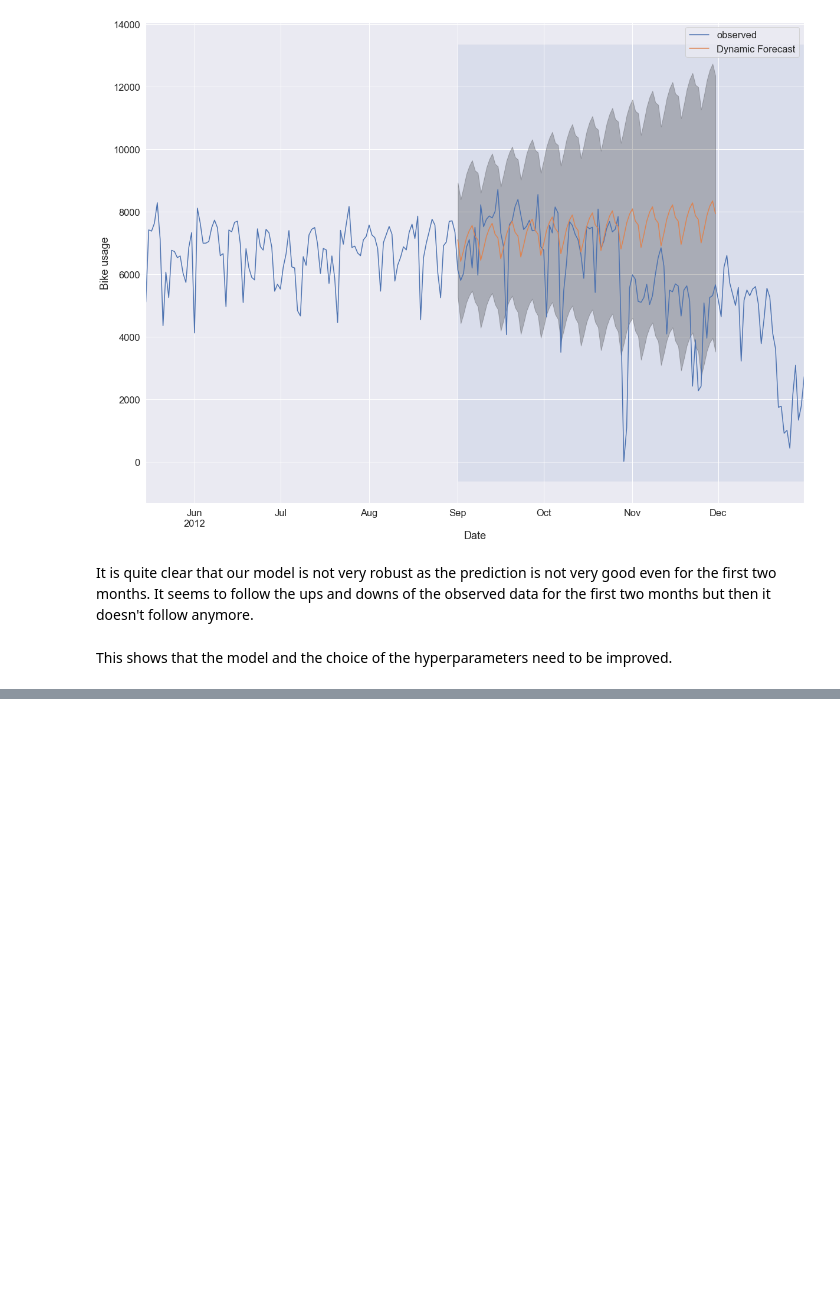
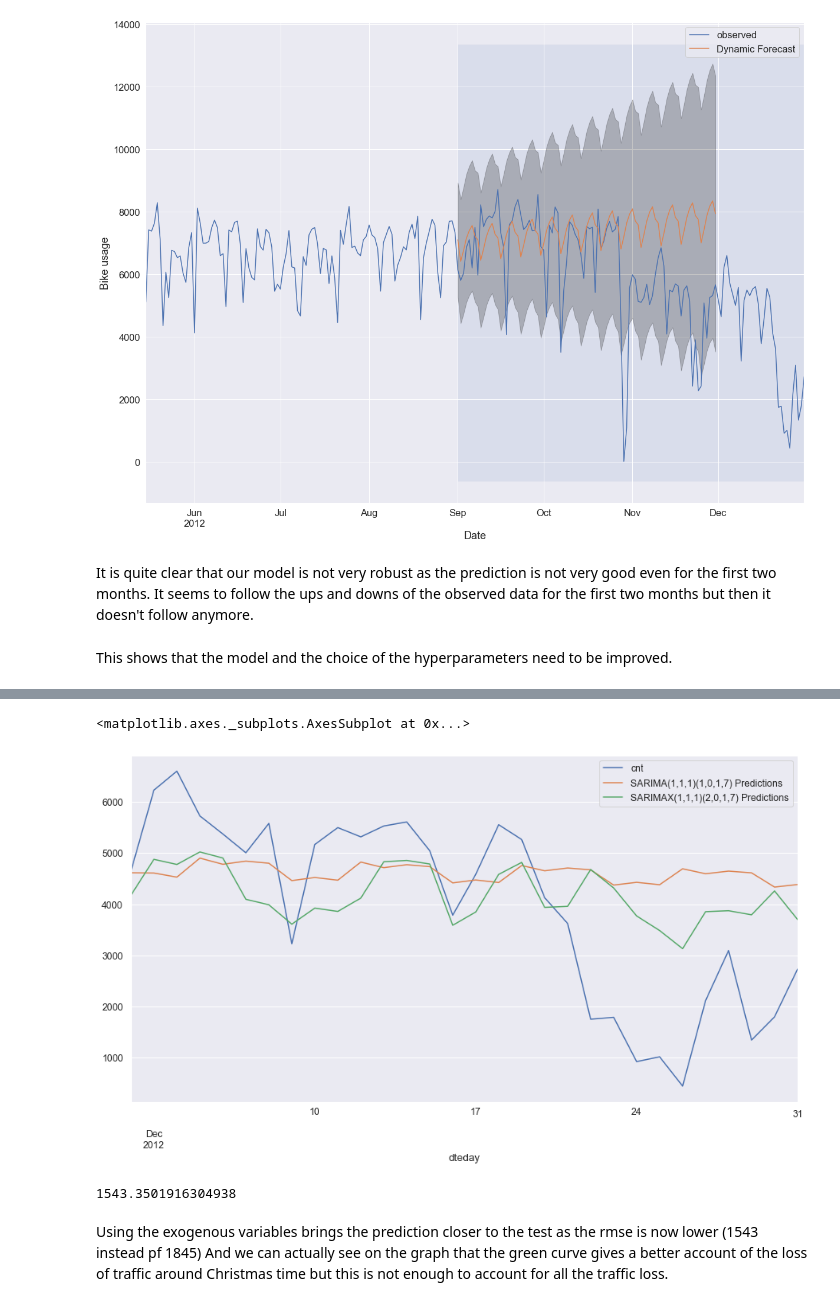
Before and after one commit to laurent-guerguy/Project-5-Bikesharing-Predict-Bike-Usage, a Jupyter notebook: your-project/Bike share Analysis.ipynb, the cells around one changed output, grey strips where cells are left out. Saved outputs shown, nothing was run; the diff lists cells and outputs as text; code cells hidden in the pictures; blank space fills up the shorter version.

```diff
--- a/your-project/Bike share Analysis.ipynb
+++ b/your-project/Bike share Analysis.ipynb
@@ -443,0 +604,4 @@ This shows that the model and the choice of the hyperparameters need to be impro
+# %%
+model3 = SARIMAX(train2["cnt"], exog=train2[['holiday','workingday','weathersit']], order=(1, 1, 1), seasonal_order=(2, 0, 1, 7), enforce_invertibility=False)
+# %%
+results3 = model3.fit()
@@ -443,0 +635,23 @@ This shows that the model and the choice of the hyperparameters need to be impro
+# %%
+# Define train and set model
+start=len(train2)
+end=len(train2)+len(test2)-1
+# %%
+# Obtain predicted values
+predictions2 = results3.predict(start,end,exog=test2[['holiday','workingday','weathersit']]).rename('SARIMAX(1,1,1)(2,0,1,7) Predictions')
+# %%
+# Plot the test and the prediction for our model
+test2['cnt'].plot(legend=True,figsize=(15,8))
+predictions.plot(legend=True)
+predictions2.plot(legend=True)
+# %% [output]
+<matplotlib.axes._subplots.AxesSubplot at 0x...>
+[figure, added]
+# %%
+# Determine the rmse of the result
+rmse(test2['cnt'], predictions2)
+# %% [output]
+1543.3501916304938
+# %% [markdown]
+Using the exogenous variables brings the prediction closer to the test as the rmse is now lower (1543 instead pf 1845)
+And we can actually see on the graph that the green curve gives a better account of the loss of traffic around Christmas time but this is not enough to account for all the traffic loss.
```
Also changed, not shown: parts of 44 cells of this notebook, 3 other files.
